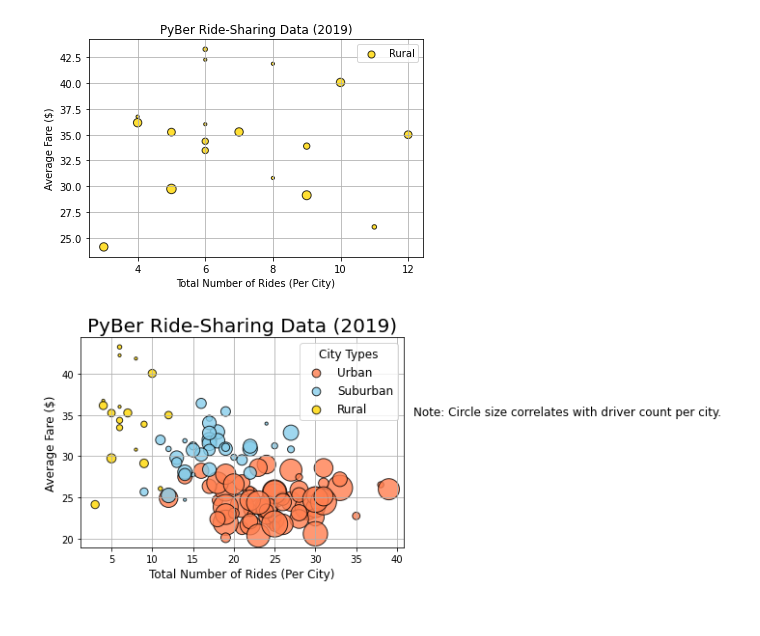
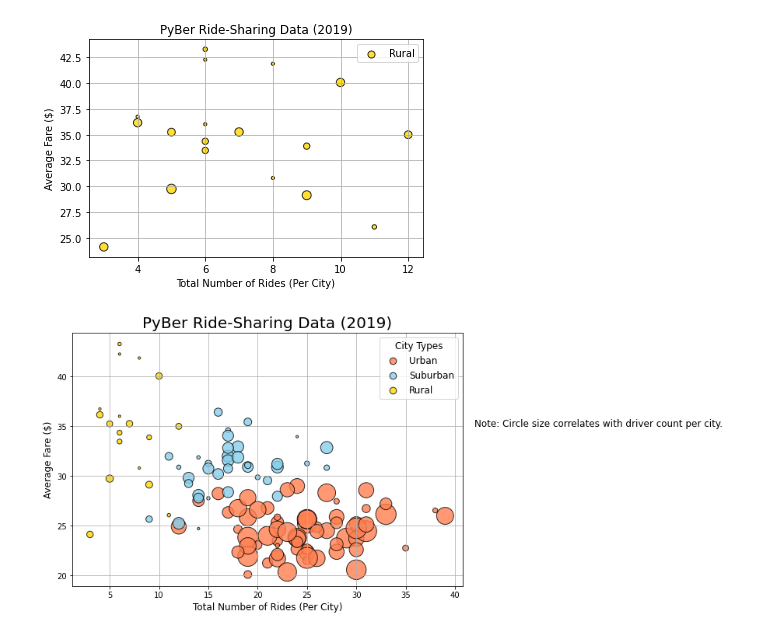
Before and after one commit to junepwk/Pyber-Analysis, a Jupyter notebook: pyber.ipynb, the cells around one changed output. Cells and saved outputs as stored; diff of their text form; code cells hidden in the pictures.

Commit message:
Updated scatter plot figure to include full note text

```diff
--- a/pyber.ipynb
+++ b/pyber.ipynb
@@ -198,6 +198,8 @@ plt.legend()
 <matplotlib.legend.Legend at 0x...>
 [figure]
 # %%
+fig = plt.figure(figsize=(9, 6))
+
 # Add the scatter charts for each type of city.
 plt.scatter(urban_ride_count,
       urban_avg_fare,
@@ -213,32 +215,32 @@ plt.scatter(suburban_ride_count,
 
 plt.scatter(rural_ride_count,
       rural_avg_fare,
       s=10*rural_driver_count, c="gold",
       edgecolor="black", linewidths=1,
       alpha=0.8, label="Rural")
 
 # Incorporate the other graph properties
 plt.title("PyBer Ride-Sharing Data (2019)", fontsize=20)
 plt.ylabel("Average Fare ($)", fontsize=12)
 plt.xlabel("Total Number of Rides (Per City)", fontsize=12)
 plt.grid(True)
 
 # Add the legend.
 lgnd = plt.legend(fontsize="12", mode="Expanded",
          scatterpoints=1, loc="best", title="City Types")
 lgnd.legendHandles[0]._sizes = [75]
 lgnd.legendHandles[1]._sizes = [75]
 lgnd.legendHandles[2]._sizes = [75]
 lgnd.get_title().set_fontsize(12)
 
 # Incorporate a text label about circle size.
 # (42, 35) are the chart coordinates
 plt.text(42, 35, "Note: Circle size correlates with driver count per city.", fontsize="12")
 
 # Save the figure.
-plt.savefig("analysis/Fig1.png")
+plt.savefig("analysis/Fig1.png", bbox_inches='tight')
 
 # Show the plot
 plt.show()
 # %% [output]
-[figure, old version]
+[figure, new version]
```
Also changed, not shown: 1 other file.
